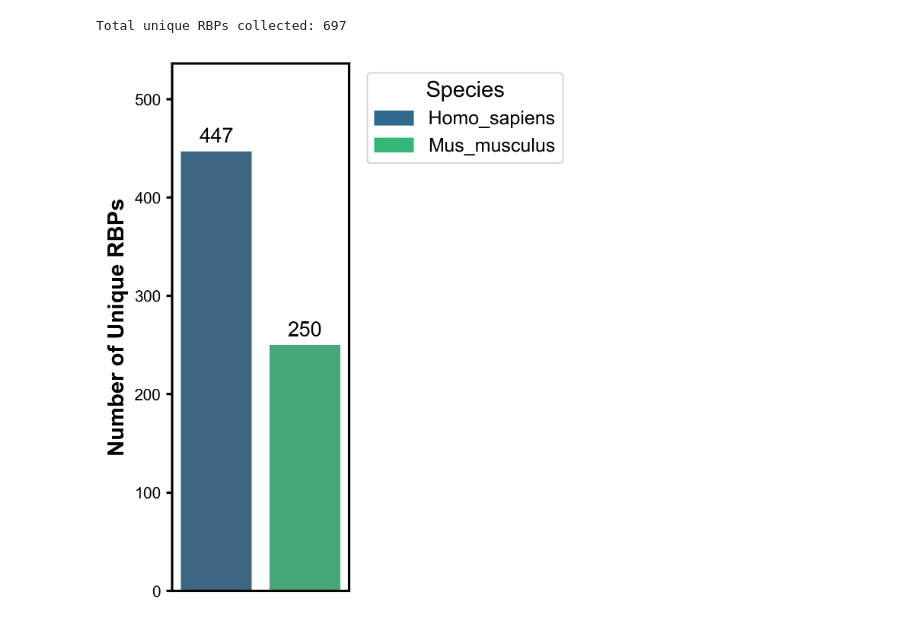
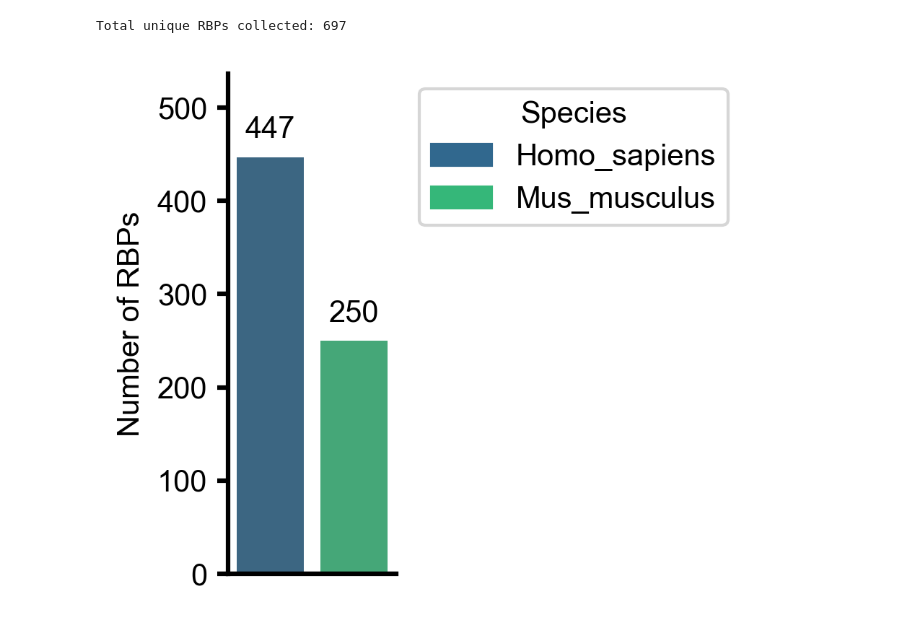
Before and after one commit to catombiotech/epiRNA_Analysis, a Jupyter notebook: filter/1-prepare_motif_databases.ipynb, the cells around one changed output. Drawn from its saved outputs; the diff is of its cells as text; code cells hidden in the pictures.

```diff
--- a/filter/1-prepare_motif_databases.ipynb
+++ b/filter/1-prepare_motif_databases.ipynb
@@ -210,38 +210,41 @@ import matplotlib.patches as mpatches
 species_counts = defaultdict(int)
 for species_set in rbp_to_species.values():
     for species in species_set:
         species_counts[species] += 1
 
 species_df = pd.DataFrame(list(species_counts.items()), columns=['Species', 'RBP Count'])
 species_df = species_df.sort_values('RBP Count', ascending=False)
 
-plt.figure(figsize=(2, 6), dpi=300)
+plt.figure(figsize=(1, 3), dpi=300)
 barplot = sns.barplot(x='Species', y='RBP Count', data=species_df, palette='viridis')
 
 for p in barplot.patches:
     barplot.annotate(format(p.get_height(), '.0f'),
                      (p.get_x() + p.get_width() / 2., p.get_height()),
                      ha = 'center', va = 'center',
                      xytext = (0, 9),
-                     fontsize=13,
+                     fontsize=10,
                      textcoords = 'offset points')
 
 colors = sns.color_palette('viridis', n_colors=len(species_df))
 species_names = species_df['Species'].tolist()
 legend_handles = [mpatches.Patch(color=colors[i], label=species_names[i]) for i in range(len(species_names))]
 
-plt.legend(handles=legend_handles, title='Species', bbox_to_anchor=(1.05, 1), loc='upper left', fontsize=12, title_fontsize=14)
+plt.legend(handles=legend_handles, title='Species', bbox_to_anchor=(1.05, 1), loc='upper left', fontsize=10, title_fontsize=10)
 
 #plt.title('Distribution of RBPs by Species', fontsize=14)
 plt.xlabel('')
 plt.xticks([])
-plt.ylabel('Number of Unique RBPs', fontsize=14)
+plt.ylabel('Number of RBPs', fontsize=10, fontweight='regular')
 plt.xticks(rotation=45, ha='right')
 plt.ylim(0, species_df['RBP Count'].max() * 1.2)
+
+# disable top and right spines
+sns.despine()
 plt.tight_layout()
 plt.show()
 # %% [output]
-[figure, old version]
+[figure, new version]
 # %%
 # save rbp_to_species to csv, columns: RBP, Species
 rbp_species_list = []
```
Also changed, not shown: parts of 2 cells of this notebook, 10 other files.
